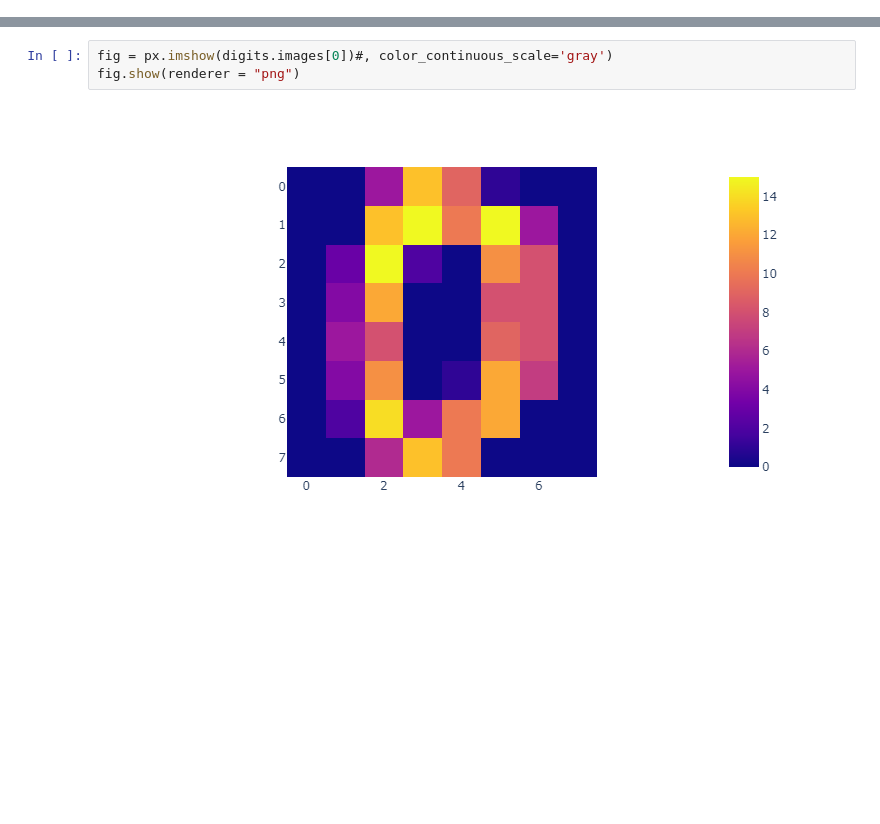
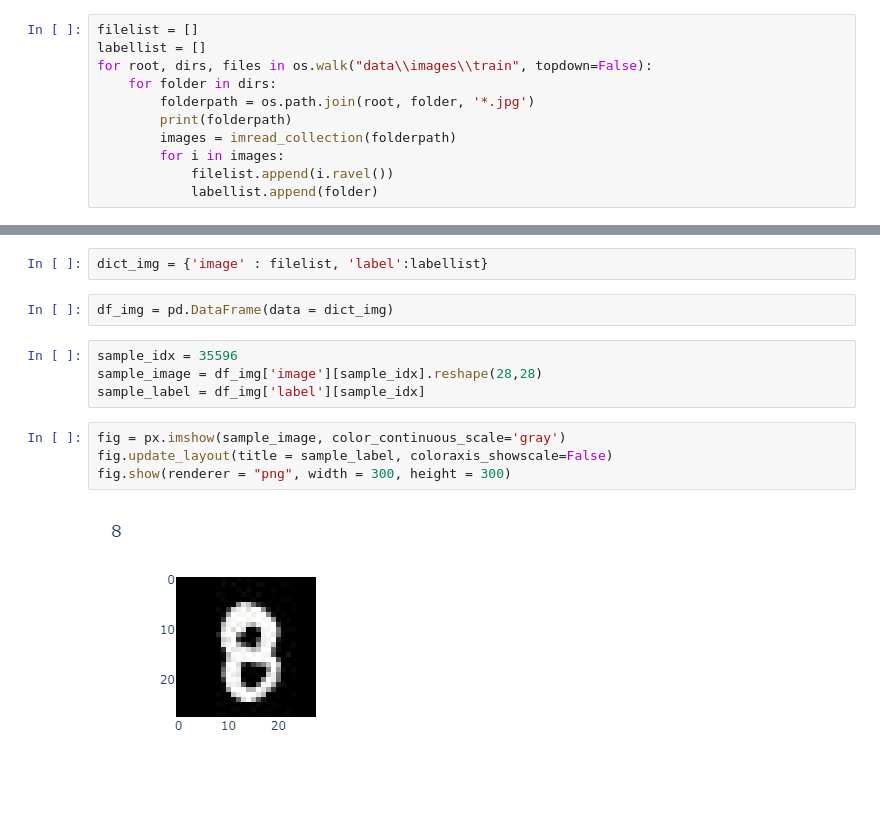
Before and after one commit to abdinourkadi/playground, a Jupyter notebook: visualization/images_tsne.ipynb, the cells around one changed output, grey strips where cells are left out. Saved outputs shown, nothing was run; the diff lists cells and outputs as text; blank space fills up the shorter version.

```diff
--- a/visualization/images_tsne.ipynb
+++ b/visualization/images_tsne.ipynb
@@ -34,0 +11,11 @@ digits.images.shape
+# %%
+filelist = []
+labellist = []
+for root, dirs, files in os.walk("data\\images\\train", topdown=False):
+    for folder in dirs:
+        folderpath = os.path.join(root, folder, '*.jpg')
+        print(folderpath)
+        images = imread_collection(folderpath)
+        for i in images:
+            filelist.append(i.ravel())
+            labellist.append(folder)
@@ -35,5 +33,14 @@ digits.images.shape
+# %%
+dict_img = {'image' : filelist, 'label':labellist}
+# %%
+df_img = pd.DataFrame(data = dict_img)
+# %%
+sample_idx = 35596
+sample_image = df_img['image'][sample_idx].reshape(28,28)
+sample_label = df_img['label'][sample_idx]
 # %%
-fig = px.imshow(digits.images[0])#, color_continuous_scale='gray')
-fig.show(renderer = "png")
+fig = px.imshow(sample_image, color_continuous_scale='gray')
+fig.update_layout(title = sample_label, coloraxis_showscale=False)
+fig.show(renderer = "png", width = 300, height = 300)
 # %% [output]
-[figure, old version]
+[figure, new version]
```
Also changed, not shown: parts of 15 cells of this notebook.
